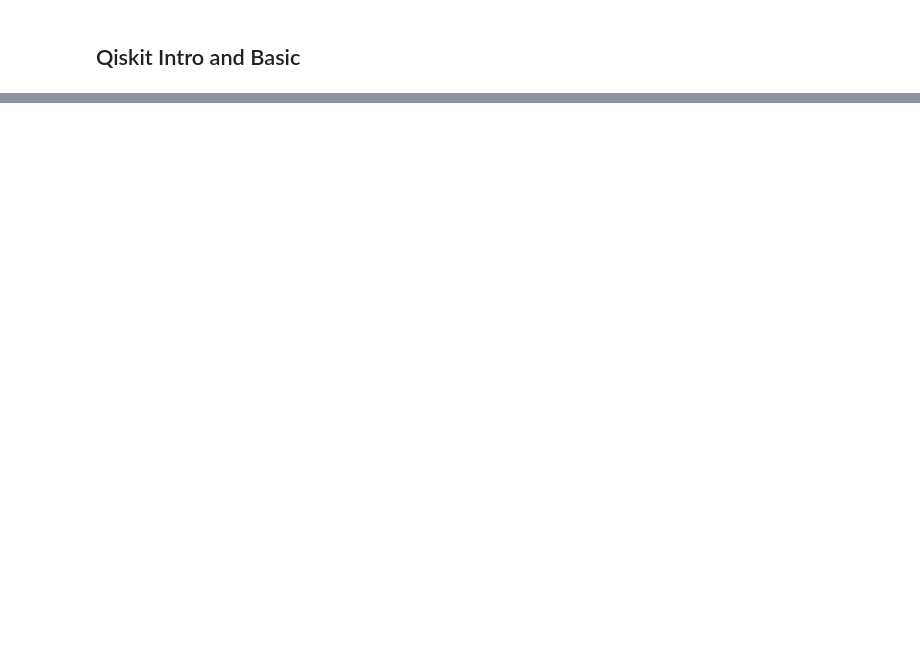
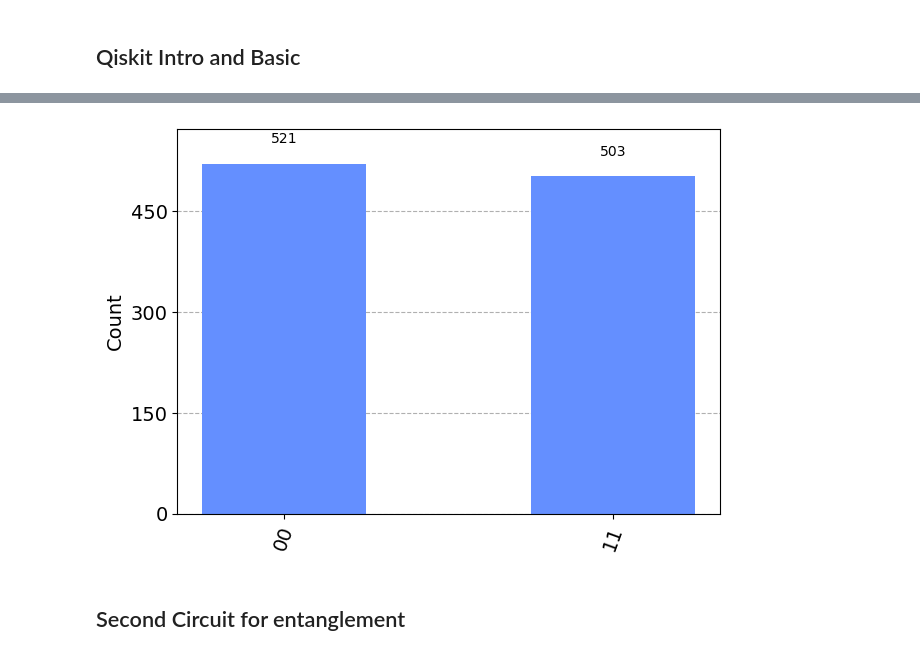
Before and after one commit to chauhanr/qiskit-explore, a Jupyter notebook: qx01-qiskit-intro.ipynb, the cells around one changed output, grey strips where cells are left out. Saved outputs shown, nothing was run; the diff lists cells and outputs as text; code cells hidden in the pictures; blank space fills up the shorter version.

```diff
--- a/qx01-qiskit-intro.ipynb
+++ b/qx01-qiskit-intro.ipynb
@@ -17,0 +41,7 @@ c0: 2/
+# %%
+plot_histogram(result.get_counts(circuit))
+# this shows that the qubits are entangled and therefore related.
+# %% [output]
+[figure, added]
+# %% [markdown]
+## Second Circuit for entanglement
```
Also changed, not shown: parts of 13 cells of this notebook, 2 other files.
